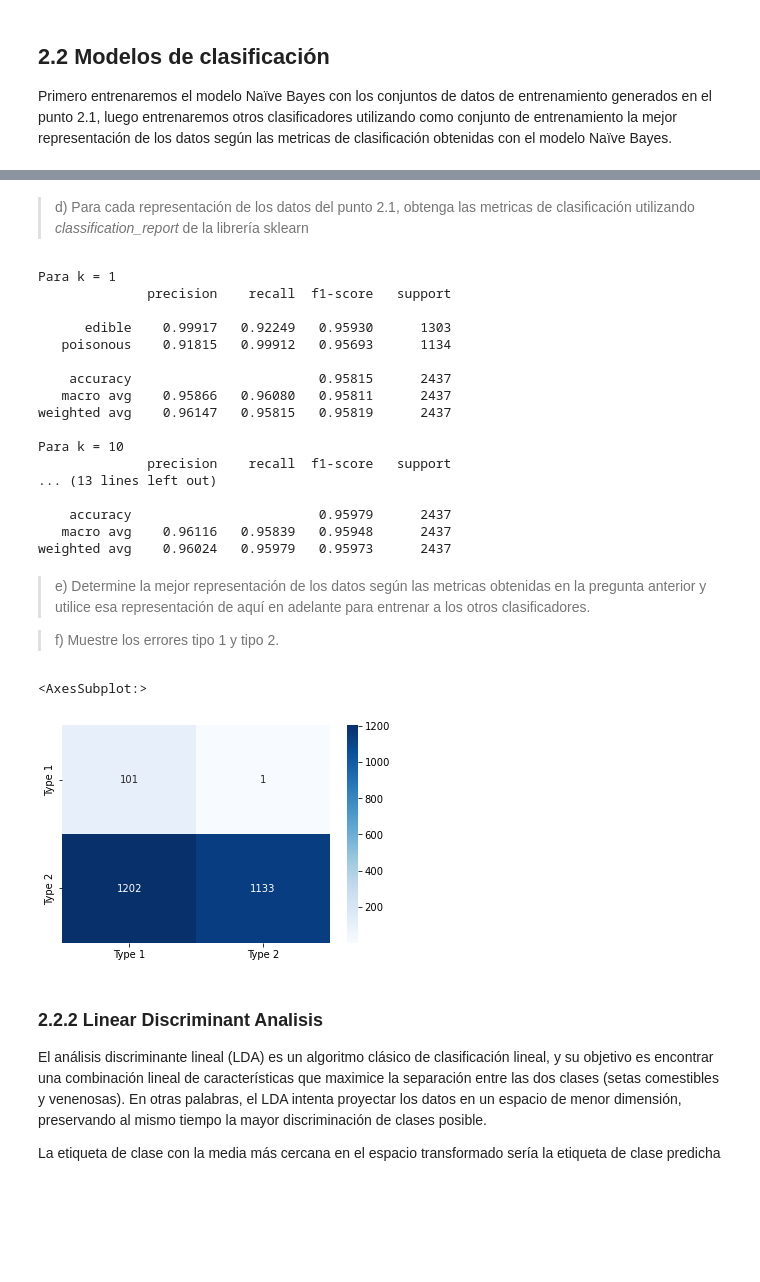
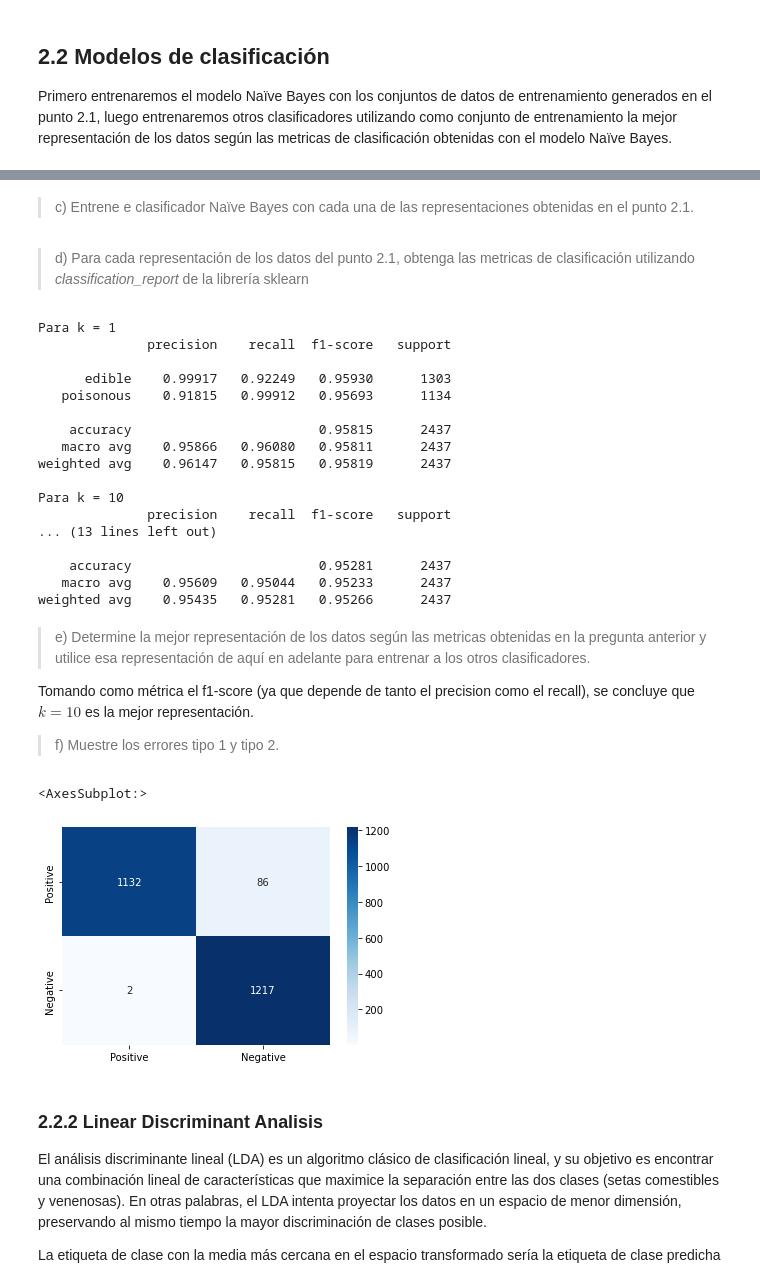
Before and after one commit to GersonHMG/Tarea1ML, a Jupyter notebook: Tarea1.ipynb, the cells around one changed output, grey strips where cells are left out. Drawn from its saved outputs; the diff is of its cells as text; code cells hidden in the pictures; blank space fills up the shorter version.

```diff
--- a/Tarea1.ipynb
+++ b/Tarea1.ipynb
@@ -1195,0 +1196,8 @@ Para las preguntas b) y c) considere que los datos siguen una distribución de p
+# %%
+clf = GaussianNB()
+clf.fit(X_train, y_train)
+y_pred = clf.predict(X_test)
+cr = classification_report(y_test, y_pred,
+                            labels=[0,1], target_names=['edible', 'poisonous'],
+                            digits = 5)
+print(cr)
@@ -1196,3 +1213,5 @@ Para las preguntas b) y c) considere que los datos siguen una distribución de p
+# %% [markdown]
+> c) Entrene e clasificador Naïve Bayes con cada una de las representaciones obtenidas en el punto 2.1.
 # %%
 clf = {}
 y_pred = {}
@@ -1227,33 +1246,35 @@ Para k = 10
               precision    recall  f1-score   support
 ... (13 lines left out)
 
-    accuracy                        0.95979      2437
-   macro avg    0.96116   0.95839   0.95948      2437
-weighted avg    0.96024   0.95979   0.95973      2437
+    accuracy                        0.95281      2437
+   macro avg    0.95609   0.95044   0.95233      2437
+weighted avg    0.95435   0.95281   0.95266      2437
 # %% [markdown]
 > e) Determine la mejor representación de los datos según las metricas obtenidas en la pregunta anterior y utilice esa representación de aquí en adelante para entrenar a los otros clasificadores.
 
+Tomando como métrica el f1-score (ya que depende de tanto el precision como el recall), se concluye que $k = 10$ es la mejor representación.
+
 > f) Muestre los errores tipo 1 y tipo 2.
 # %%
 #Mejor representación
-x_train_final = x_train_mi[0]
-x_test_final = x_test_mi[0]
-y_pred_final = y_pred[0]
+x_train_final = x_train_mi[1]
+x_test_final = x_test_mi[1]
+y_pred_final = y_pred[1]
 
 # assume you have a classification report saved in the variable `report`
 cm = confusion_matrix(y_test, y_pred_final)  # replace y_true and y_pred with your actual true and predicted labels
 
 # extract the true positive, false positive, false negative, and true negative counts from the confusion matrix
 tn, fp, fn, tp = cm.ravel()
 
 # create a 2x2 matrix of the type 1 and type 2 errors
-error_matrix = [[fp, fn], [tn, tp]]
+error_matrix = [[tp, fp], [fn, tn]]
 
 # plot the heatmap using seaborn
-sns.heatmap(error_matrix, annot=True, cmap='Blues', fmt='d', xticklabels=['Type 1', 'Type 2'], yticklabels=['Type 1', 'Type 2'])
+sns.heatmap(error_matrix, annot=True, cmap='Blues', fmt='d', xticklabels=['Positive', 'Negative'], yticklabels=['Positive', 'Negative'])
 # %% [output]
 <AxesSubplot:>
-[figure, old version]
+[figure, new version]
 # %% [markdown]
 ### 2.2.2 Linear Discriminant Analisis
 
```
Also changed, not shown: parts of 67 cells of this notebook.
